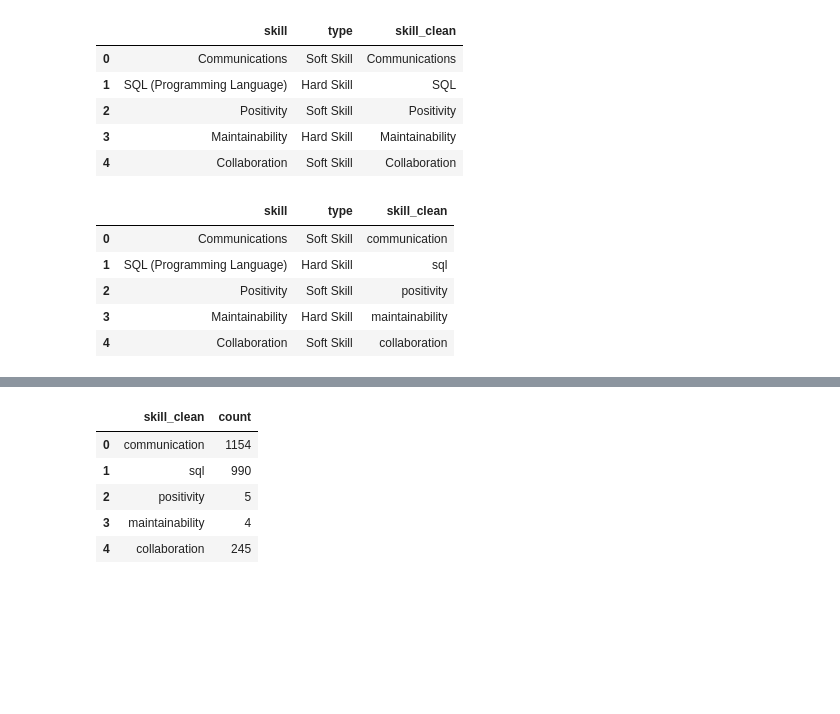
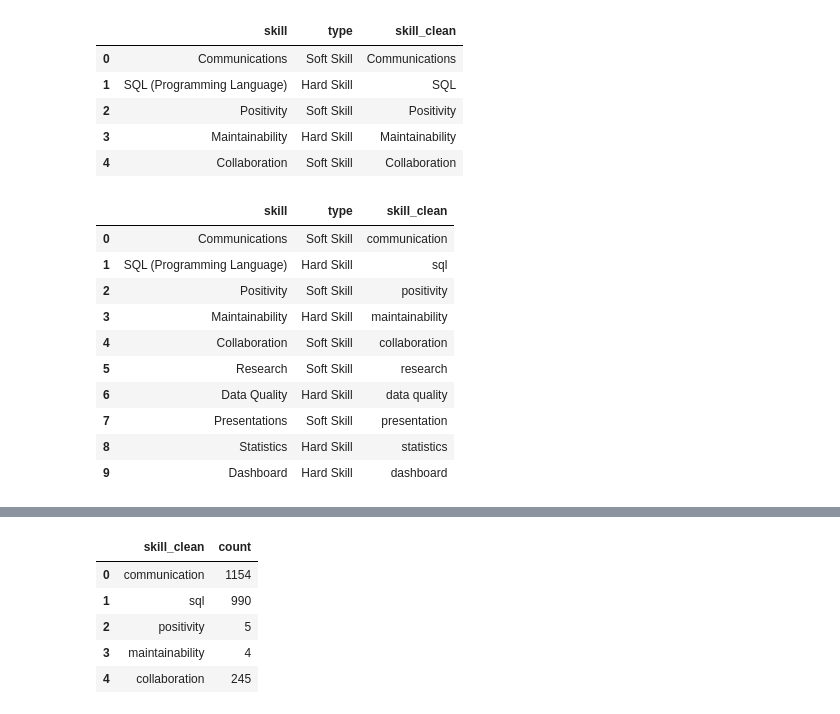
Before and after one commit to KristinaGol/Capstone-Project-DataCVPro, a Jupyter notebook: extract_skill_count_20.ipynb, the cells around one changed output, grey strips where cells are left out. Drawn from its saved outputs; the diff is of its cells as text; code cells hidden in the pictures; blank space fills up the shorter version.

```diff
--- a/extract_skill_count_20.ipynb
+++ b/extract_skill_count_20.ipynb
@@ -30,8 +24,8 @@ df_skills_top
 # %%
 # drop entries that are not really skills
 
-df_skills_top= df_skills_top.drop([0, 1, 4, 7, 9, 12, 13, 16, 20, 23, 44, 54, 104]).reset_index(drop=True)
-# dropped skills: analytics(0), management(1), tooling(4), operations(7), disabilities(9), levelling(12),  equalization(13), activism(20), industrialization(16), job descriptions(23), additives (44), governance (54), Hostile Work Environment(104)
+df_skills_top= df_skills_top.drop([0, 1, 4, 7, 9, 12, 13, 16, 20, 23, 44, 54, 57, 104]).reset_index(drop=True)
+# dropped skills: analytics(0), management(1), tooling(4), operations(7), disabilities(9), levelling(12),  equalization(13), activism(20), industrialization(16), job descriptions(23), additives (44), governance (54), Medic(57)(used in context of medical insurance as benefit), Hostile Work Environment(104)
 
 # delete count column (shows count of every occurence of skill, also multiple times per description)
 df_skills_top.drop(['count'], axis=1, inplace=True)
@@ -51,19 +45,25 @@ df_skills_top.head()
 # %%
 # convert to lower case
 
 df_skills_top['skill_clean'] = df_skills_top['skill_clean'].apply(lambda x: x.lower())
 
-# change communications to communication
+# change to singular
 df_skills_top['skill_clean'][0] = 'communication'
+df_skills_top['skill_clean'][7] = 'presentation'
 
-df_skills_top.head()
+df_skills_top.head(10)
 # %% [output]
 |  | skill | type | skill_clean |
 | 0 | Communications | Soft Skill | communication |
 | 1 | SQL (Programming Language) | Hard Skill | sql |
 | 2 | Positivity | Soft Skill | positivity |
 | 3 | Maintainability | Hard Skill | maintainability |
 | 4 | Collaboration | Soft Skill | collaboration |
+| 5 | Research | Soft Skill | research |
+| 6 | Data Quality | Hard Skill | data quality |
+| 7 | Presentations | Soft Skill | presentation |
+| 8 | Statistics | Hard Skill | statistics |
+| 9 | Dashboard | Hard Skill | dashboard |
 # %%
 # save cleaned skills in list
 
```
Also changed, not shown: parts of 21 cells of this notebook.
